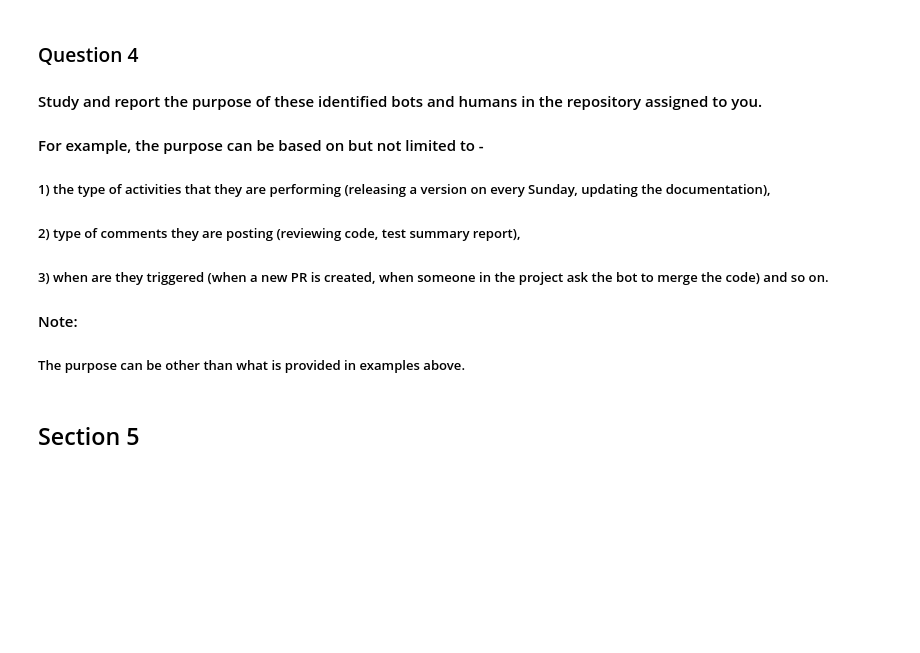
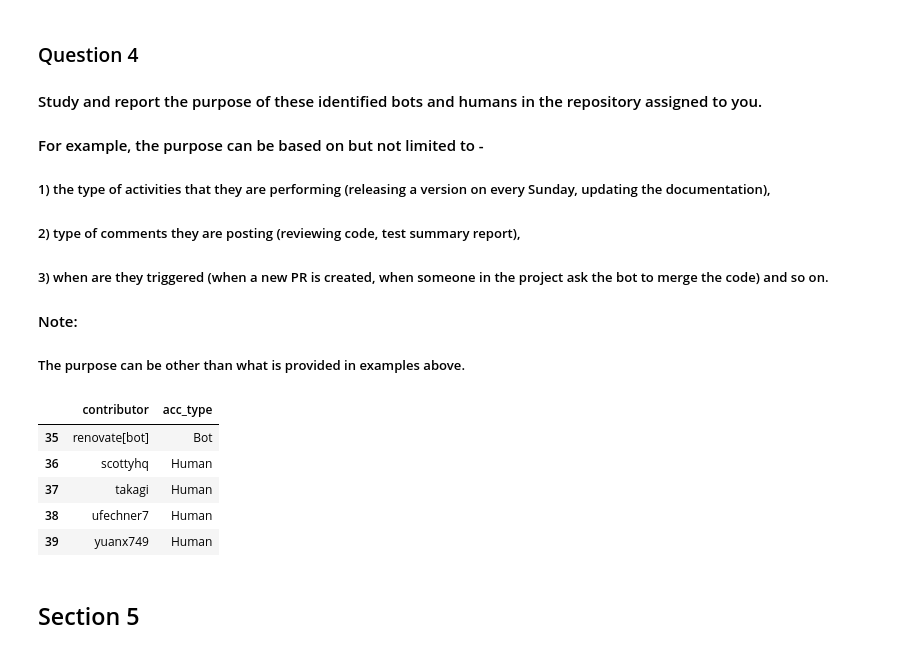
Before and after one commit to AymelineG/Software_Evolution_TP_bots, a Jupyter notebook: TP_bots_template.ipynb, the cells around one changed output. Cells and saved outputs as stored; diff of their text form; code cells hidden in the pictures; blank space fills up the shorter version.

```diff
--- a/TP_bots_template.ipynb
+++ b/TP_bots_template.ipynb
@@ -466,3 +466,12 @@ print(final_type_df)
 ##### 3) when are they triggered (when a new PR is created, when someone in the project ask the bot to merge the code) and so on.
 #### Note:
 ##### The purpose can be other than what is provided in examples above.
+# %%
+final_type_df[['contributor', 'acc_type']].iloc[35:40]
+# %% [output]
+|  | contributor | acc_type |
+| 35 | renovate[bot] | Bot |
+| 36 | scottyhq | Human |
+| 37 | takagi | Human |
+| 38 | ufechner7 | Human |
+| 39 | yuanx749 | Human |
```
Also changed, not shown: parts of 1 cell of this notebook.
